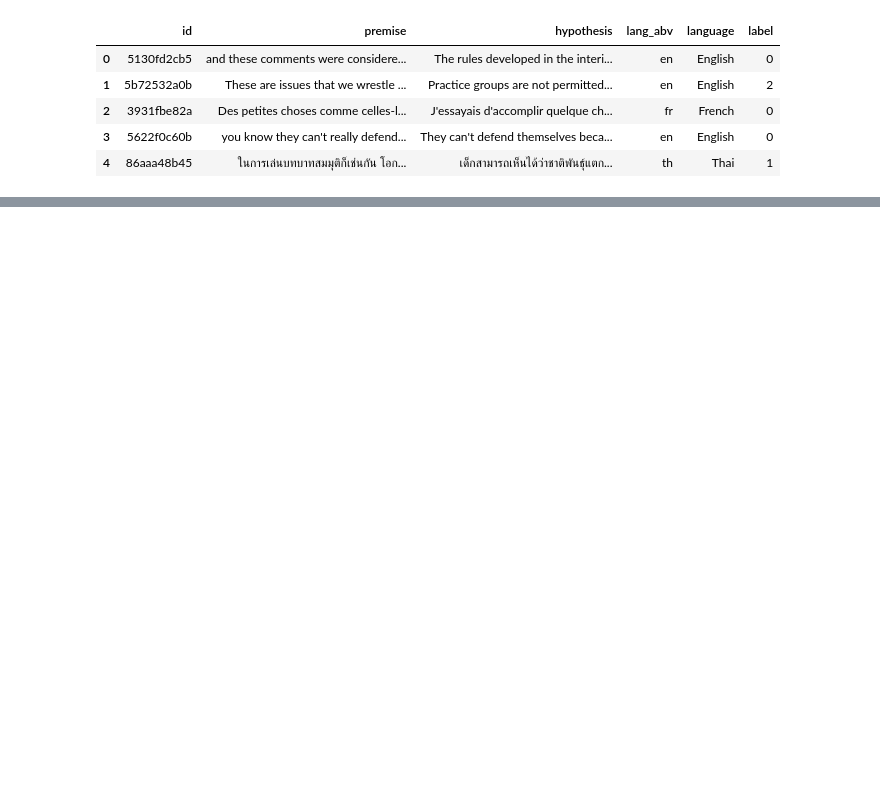
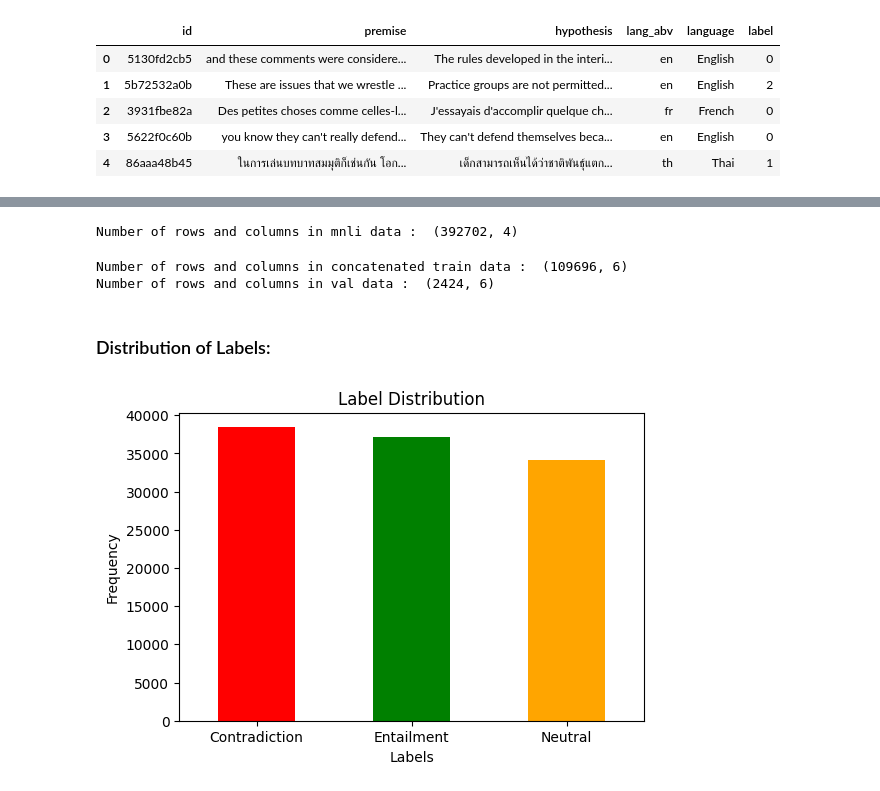
Before and after one commit to umutkavakli/contradictory-my-dear-watson, a Jupyter notebook: inzva-kaggle-competition.ipynb, the cells around one changed output, grey strips where cells are left out. Drawn from its saved outputs; the diff is of its cells as text; code cells hidden in the pictures; blank space fills up the shorter version.

```diff
--- a/inzva-kaggle-competition.ipynb
+++ b/inzva-kaggle-competition.ipynb
@@ -28,6 +30,10 @@ class CFG:
 # %%
-train_data = pd.read_csv("../input/contradictory-my-dear-watson/train.csv")
-test_data = pd.read_csv("../input/contradictory-my-dear-watson/test.csv")
+# train_data = pd.read_csv("../input/contradictory-my-dear-watson/train.csv")
+# test_data = pd.read_csv("../input/contradictory-my-dear-watson/test.csv")
+# train_data.head()
+
+train_data = pd.read_csv("train.csv")
+test_data = pd.read_csv("test.csv")
 train_data.head()
 # %% [output]
 |  | id | premise | hypothesis | lang_abv | language | label |
@@ -38,0 +74,4 @@ train_data.head()
+# %%
+print("Number of rows and columns in mnli data : ",mnli_dataset.shape)
+# %% [output]
+Number of rows and columns in mnli data :  (392702, 4)
@@ -38,0 +82,20 @@ train_data.head()
+# %%
+print("Number of rows and columns in concatenated train data : ",train_data.shape)
+print("Number of rows and columns in val data : ",val_data.shape)
+# %% [output]
+Number of rows and columns in concatenated train data :  (109696, 6)
+Number of rows and columns in val data :  (2424, 6)
+# %% [markdown]
+### Distribution of Labels:
+# %%
+plt.figure(figsize=(6, 4))
+label_counts = train_data.label.value_counts()
+label_counts.index = label_counts.index.map({0: 'Entailment', 1: 'Neutral', 2: 'Contradiction'})
+label_counts.plot(kind='bar', color=['red', 'green', 'orange'])
+plt.title('Label Distribution')
+plt.xlabel('Labels')
+plt.ylabel('Frequency')
+plt.xticks(rotation=0)
+plt.show()
+# %% [output]
+[figure, added]
```
Also changed, not shown: parts of 16 cells of this notebook.
